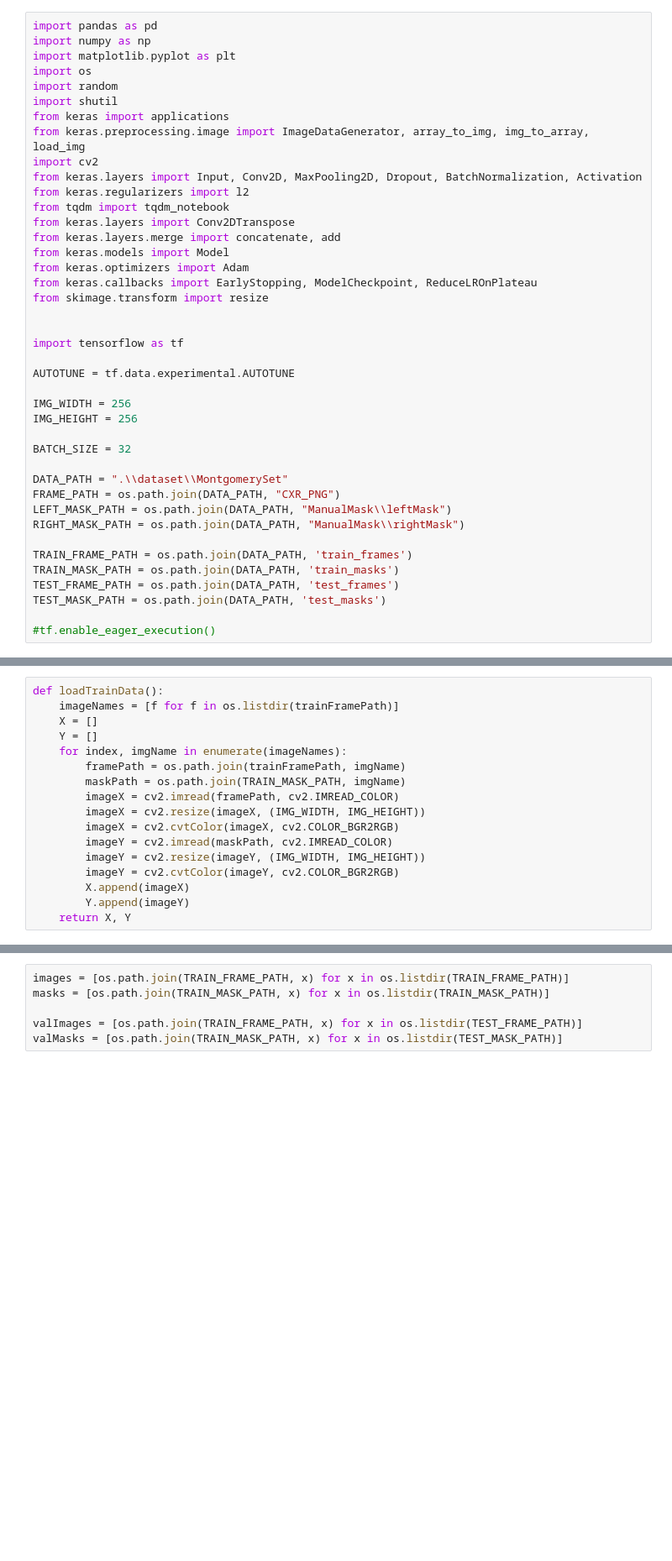
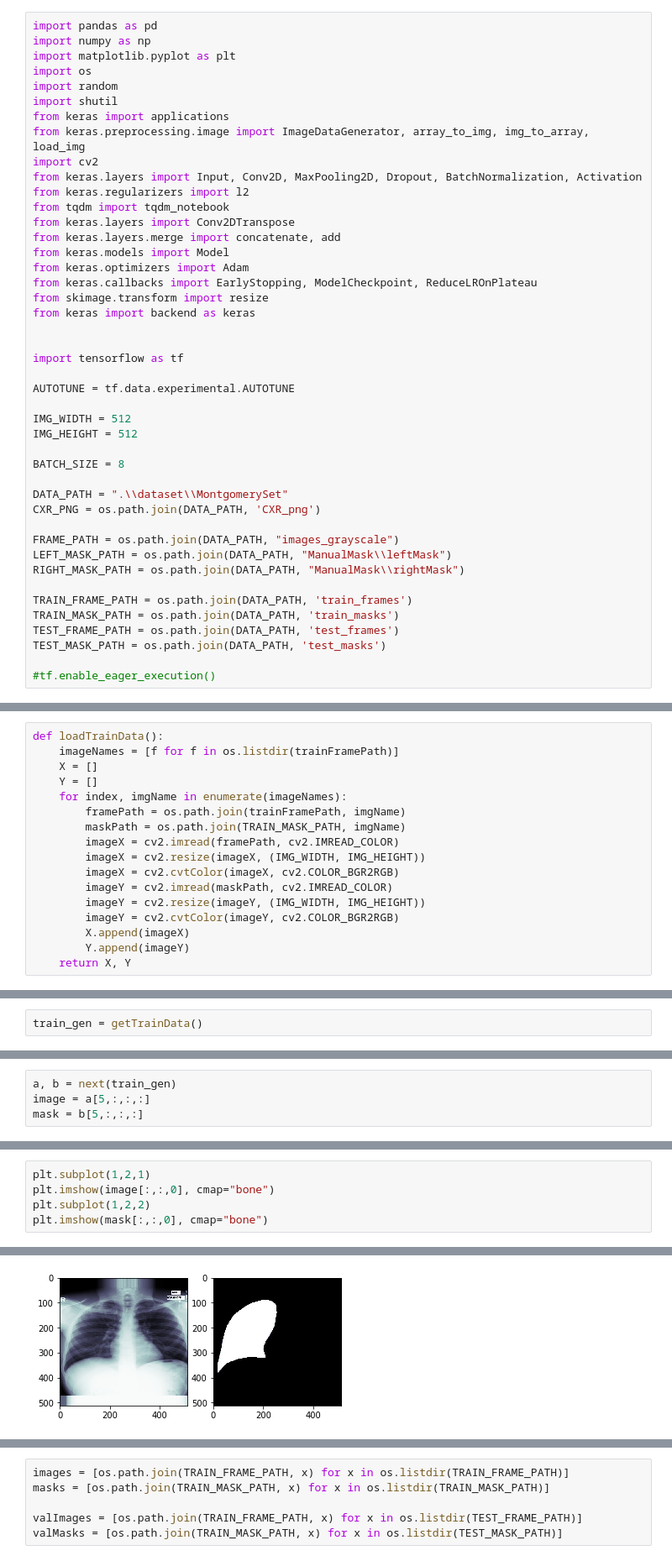
Before and after one commit to PrauchPort/XRay, a Jupyter notebook: Kernel.ipynb, the cells around one changed output, grey strips where cells are left out. Shown: that part at 84% size. Saved outputs shown, nothing was run; the diff lists cells and outputs as text; blank space fills up the shorter version.

Commit message:
Fixed image flow generators, dummy plotting, learning fixed, base solution with lots of space for improvement

```diff
--- a/Kernel.ipynb
+++ b/Kernel.ipynb
@@ -17,19 +17,22 @@ from keras.models import Model
 from keras.optimizers import Adam
 from keras.callbacks import EarlyStopping, ModelCheckpoint, ReduceLROnPlateau
 from skimage.transform import resize
+from keras import backend as keras
 
 
 import tensorflow as tf
 
 AUTOTUNE = tf.data.experimental.AUTOTUNE
 
-IMG_WIDTH = 256
-IMG_HEIGHT = 256
+IMG_WIDTH = 512
+IMG_HEIGHT = 512
 
-BATCH_SIZE = 32
+BATCH_SIZE = 8
 
 DATA_PATH = ".\\dataset\\MontgomerySet"
-FRAME_PATH = os.path.join(DATA_PATH, "CXR_PNG")
+CXR_PNG = os.path.join(DATA_PATH, 'CXR_png')
+
+FRAME_PATH = os.path.join(DATA_PATH, "images_grayscale")
 LEFT_MASK_PATH = os.path.join(DATA_PATH, "ManualMask\\leftMask")
 RIGHT_MASK_PATH = os.path.join(DATA_PATH, "ManualMask\\rightMask")
 
@@ -113,0 +339,2 @@ def loadTrainData():
+# %%
+train_gen = getTrainData()
@@ -113,0 +345,4 @@ def loadTrainData():
+# %%
+a, b = next(train_gen)
+image = a[5,:,:,:]
+mask = b[5,:,:,:]
@@ -113,0 +352,6 @@ def loadTrainData():
+# %%
+plt.subplot(1,2,1)
+plt.imshow(image[:,:,0], cmap="bone")
+plt.subplot(1,2,2)
+plt.imshow(mask[:,:,0], cmap="bone")
+# %% [output]
@@ -113,0 +359 @@ def loadTrainData():
+[figure, added]
```
Also changed, not shown: parts of 39 cells of this notebook.
